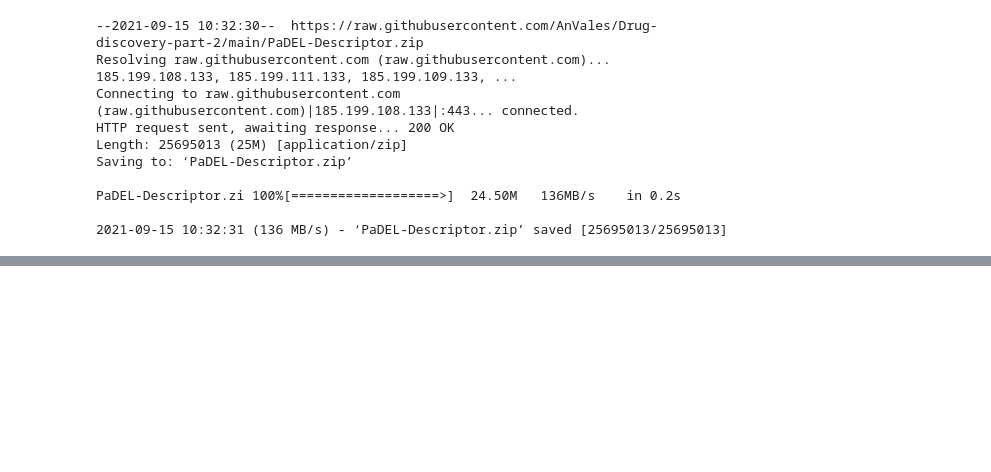
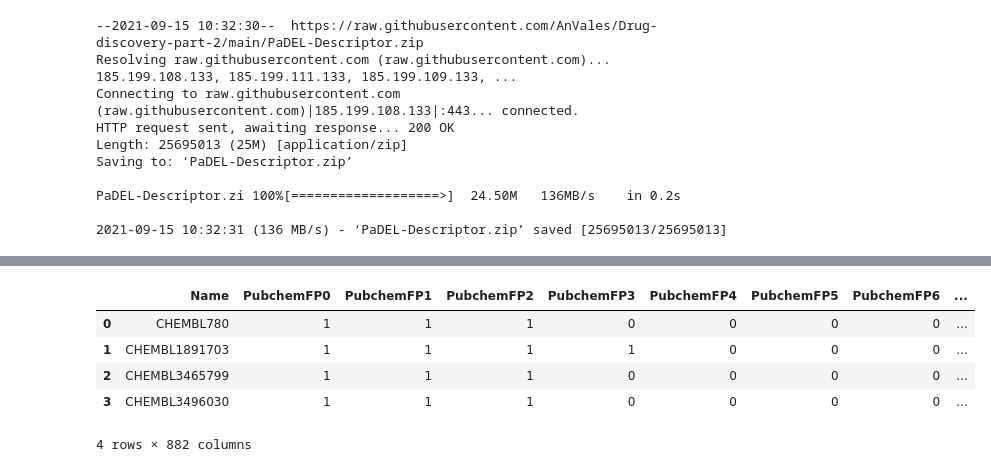
Before and after one commit to AnVales/Drug-discovery-part-2, a Jupyter notebook: drug_discovery_7.ipynb, the cells around one changed output, grey strips where cells are left out. Saved outputs shown, nothing was run; the diff lists cells and outputs as text; code cells hidden in the pictures; blank space fills up the shorter version.

```diff
--- a/drug_discovery_7.ipynb
+++ b/drug_discovery_7.ipynb
@@ -54,0 +93,14 @@ def build_model(input_data):
+# %%
+# Preparing the X and Y Data Matrices
+# X data matrix
+
+# Lets take a look of the generated file
+X = pd.read_csv('descriptors_output.csv')
+X
+# %% [output]
+|  | Name | PubchemFP0 | PubchemFP1 | PubchemFP2 | PubchemFP3 | PubchemFP4 | PubchemFP5 | PubchemFP6 | ... |
+| 0 | CHEMBL780 | 1 | 1 | 1 | 0 | 0 | 0 | 0 | ... |
+| 1 | CHEMBL1891703 | 1 | 1 | 1 | 1 | 0 | 0 | 0 | ... |
+| 2 | CHEMBL3465799 | 1 | 1 | 1 | 0 | 0 | 0 | 0 | ... |
+| 3 | CHEMBL3496030 | 1 | 1 | 1 | 0 | 0 | 0 | 0 | ... |
+4 rows × 882 columns
```
Also changed, not shown: parts of 11 cells of this notebook.
